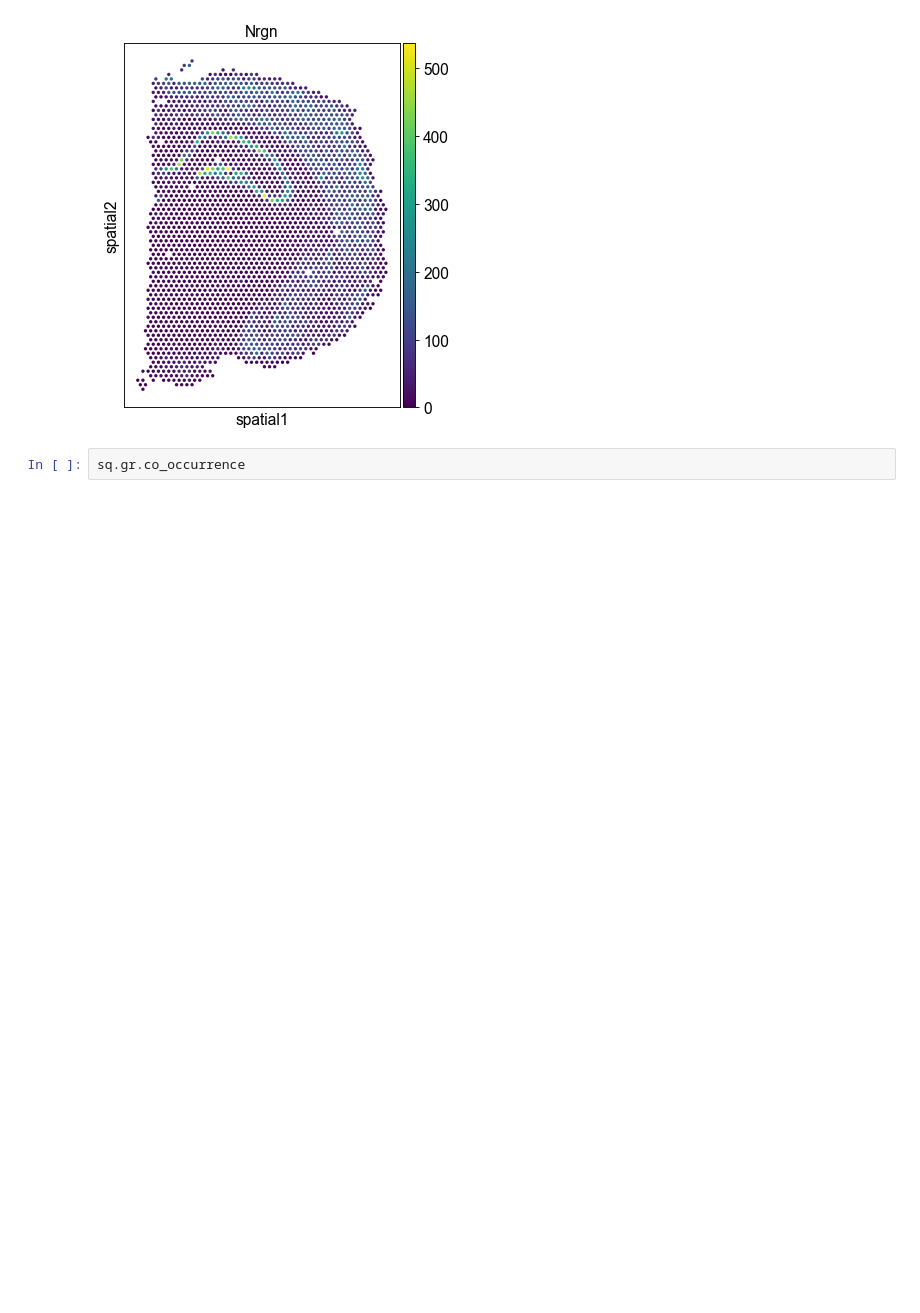
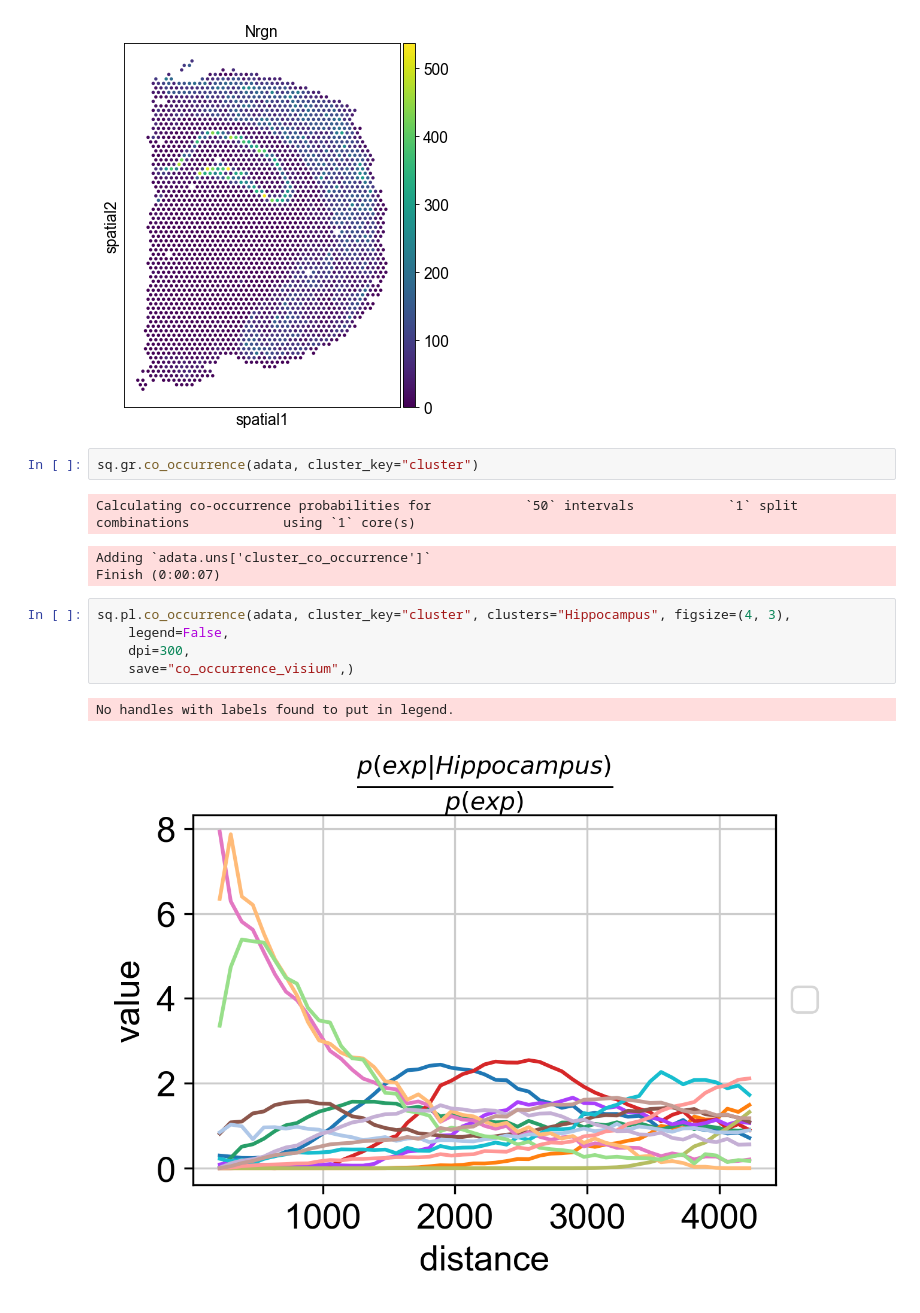
Before and after one commit to theislab/squidpy_reproducibility, a Jupyter notebook: notebooks/graph_figures/visium.ipynb, the cells around one changed output. Cells and saved outputs as stored; diff of their text form; blank space fills up the shorter version.

Commit message:
co occurrence visium

```diff
--- a/notebooks/graph_figures/visium.ipynb
+++ b/notebooks/graph_figures/visium.ipynb
@@ -168,4 +168,16 @@ sc.pl.spatial(
 WARNING: saving figure to file figures/show_visium_Nrgn.png
 [figure]
 # %%
-sq.gr.co_occurrence
+sq.gr.co_occurrence(adata, cluster_key="cluster")
+# %% [output]
+Calculating co-occurrence probabilities for            `50` intervals            `1` split combinations            using `1` core(s)
+Adding `adata.uns['cluster_co_occurrence']`
+Finish (0:00:07)
+# %%
+sq.pl.co_occurrence(adata, cluster_key="cluster", clusters="Hippocampus", figsize=(4, 3),
+    legend=False,
+    dpi=300,
+    save="co_occurrence_visium",)
+# %% [output]
+No handles with labels found to put in legend.
+[figure, added]
```
Also changed, not shown: 1 other file.
